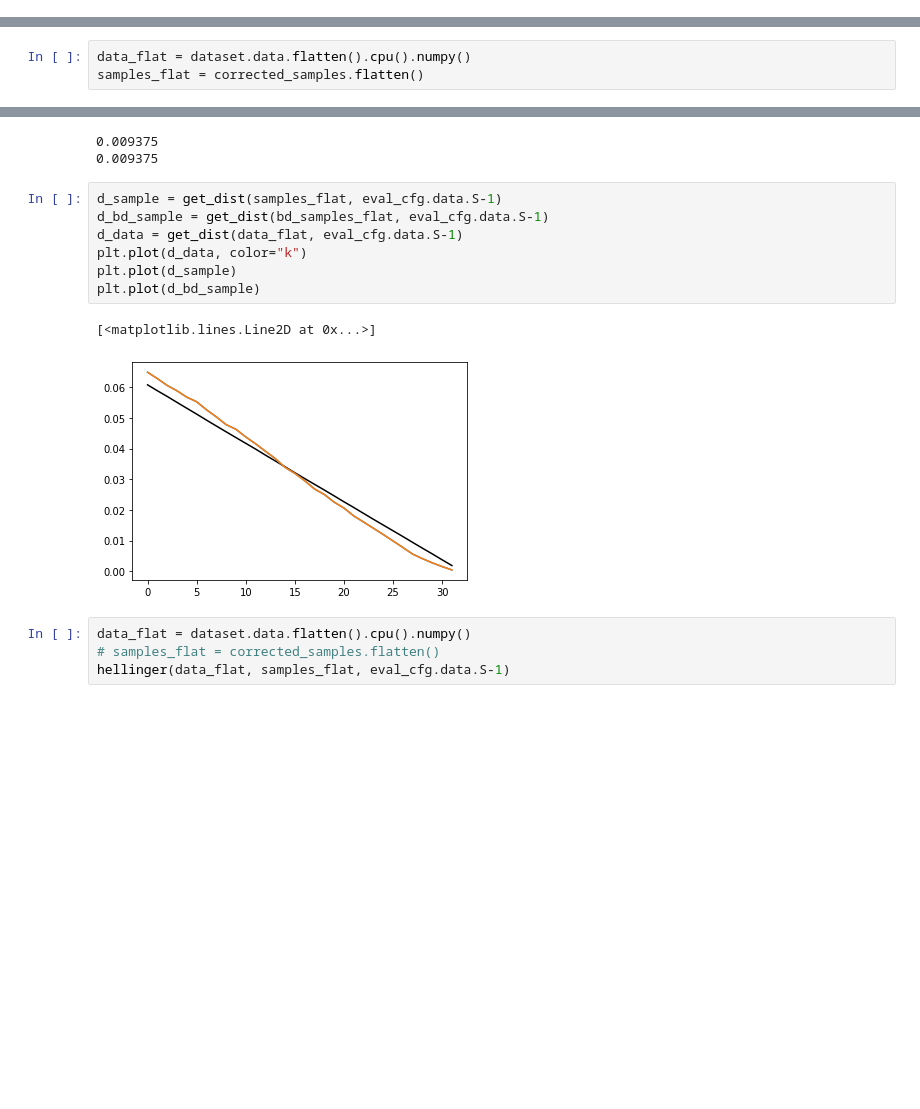
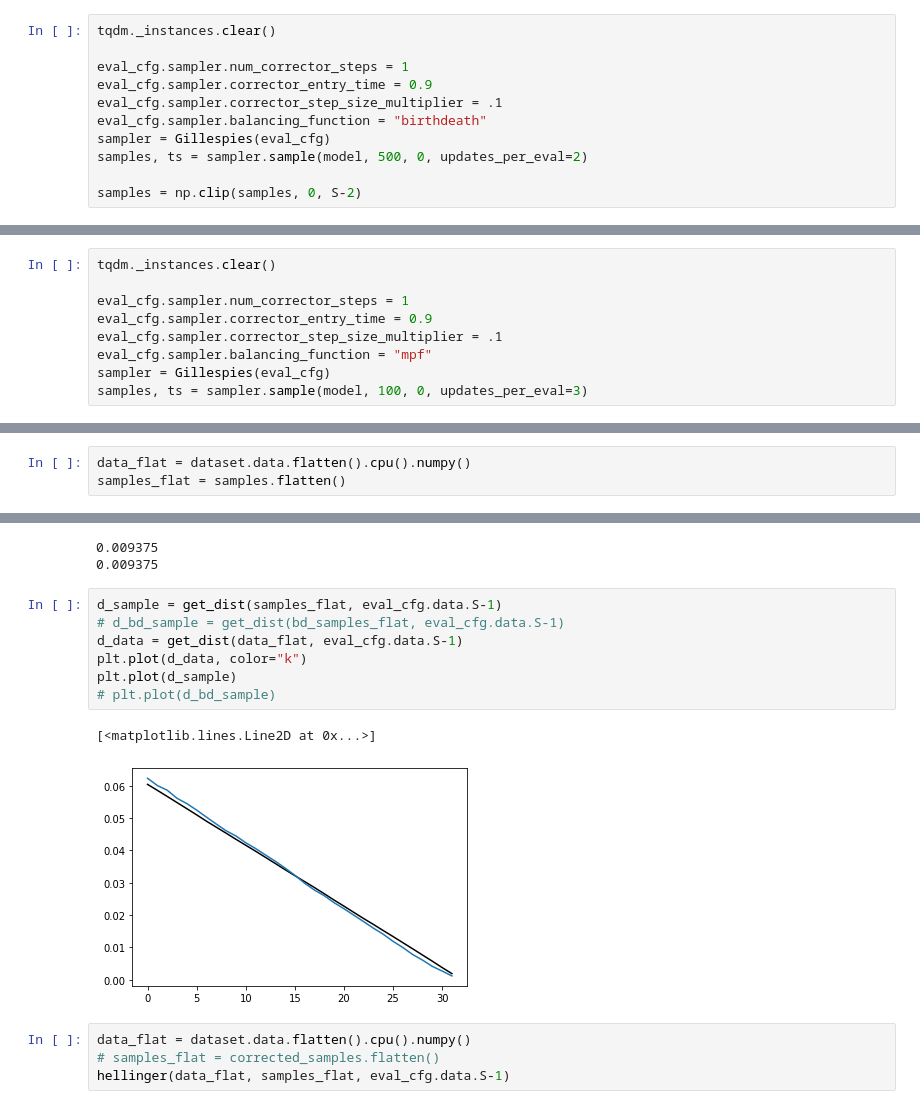
Before and after one commit to matthew9671/tauLDR, a Jupyter notebook: notebooks/eval_countdown.ipynb, the cells around one changed output, grey strips where cells are left out. Saved outputs shown, nothing was run; the diff lists cells and outputs as text; blank space fills up the shorter version.

```diff
--- a/notebooks/eval_countdown.ipynb
+++ b/notebooks/eval_countdown.ipynb
@@ -295,0 +338,11 @@ ImportError: cannot import name 'PCTauLeapingAbsorbingInformed' from 'lib.sampli
+# %%
+tqdm._instances.clear()
+
+eval_cfg.sampler.num_corrector_steps = 1
+eval_cfg.sampler.corrector_entry_time = 0.9
+eval_cfg.sampler.corrector_step_size_multiplier = .1
+eval_cfg.sampler.balancing_function = "birthdeath"
+sampler = Gillespies(eval_cfg)
+samples, ts = sampler.sample(model, 500, 0, updates_per_eval=2)
+
+samples = np.clip(samples, 0, S-2)
@@ -295,0 +383,9 @@ ImportError: cannot import name 'PCTauLeapingAbsorbingInformed' from 'lib.sampli
+# %%
+tqdm._instances.clear()
+
+eval_cfg.sampler.num_corrector_steps = 1
+eval_cfg.sampler.corrector_entry_time = 0.9
+eval_cfg.sampler.corrector_step_size_multiplier = .1
+eval_cfg.sampler.balancing_function = "mpf"
+sampler = Gillespies(eval_cfg)
+samples, ts = sampler.sample(model, 100, 0, updates_per_eval=3)
@@ -295,0 +423,3 @@ ImportError: cannot import name 'PCTauLeapingAbsorbingInformed' from 'lib.sampli
+# %%
+data_flat = dataset.data.flatten().cpu().numpy()
+samples_flat = samples.flatten()
@@ -316,6 +463,3 @@ print(count_mistakes(corrected_samples))
 # %% [output]
 0.0005078125
 0.0005078125
-# %%
-data_flat = dataset.data.flatten().cpu().numpy()
-samples_flat = corrected_samples.flatten()
@@ -372,14 +501,14 @@ print(count_mistakes(corrected_samples))
 0.009375
 # %%
 d_sample = get_dist(samples_flat, eval_cfg.data.S-1)
-d_bd_sample = get_dist(bd_samples_flat, eval_cfg.data.S-1)
+# d_bd_sample = get_dist(bd_samples_flat, eval_cfg.data.S-1)
 d_data = get_dist(data_flat, eval_cfg.data.S-1)
 plt.plot(d_data, color="k")
 plt.plot(d_sample)
-plt.plot(d_bd_sample)
+# plt.plot(d_bd_sample)
 # %% [output]
 [<matplotlib.lines.Line2D at 0x...>]
-[figure, old version]
+[figure, new version]
 # %%
 data_flat = dataset.data.flatten().cpu().numpy()
 # samples_flat = corrected_samples.flatten()
```
Also changed, not shown: parts of 21 cells of this notebook, 13 other files.
